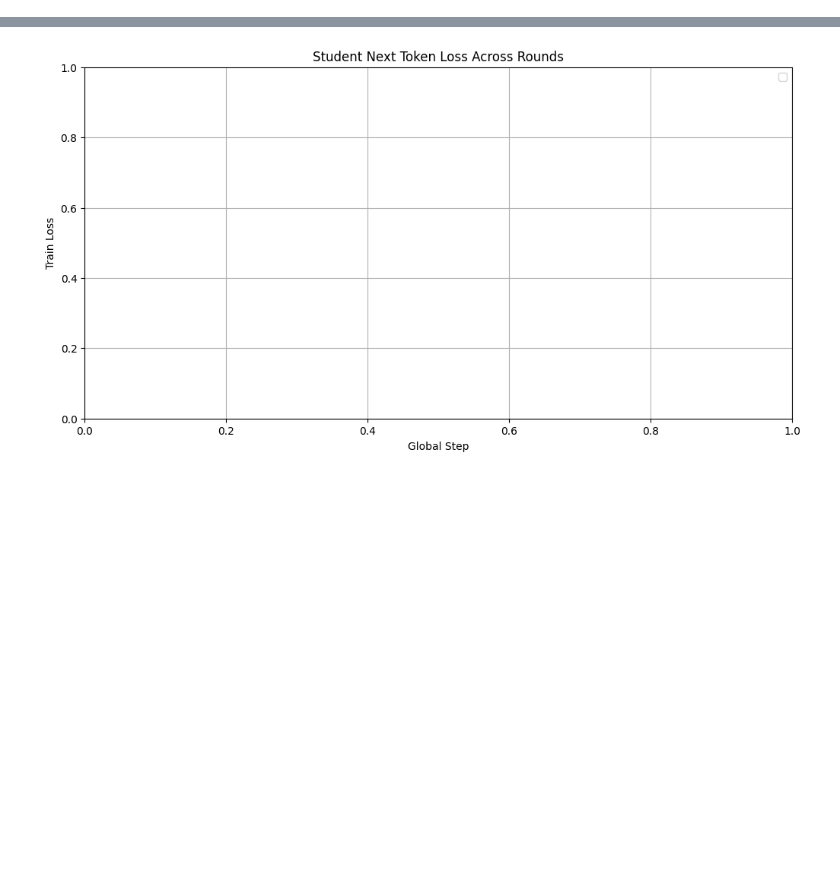
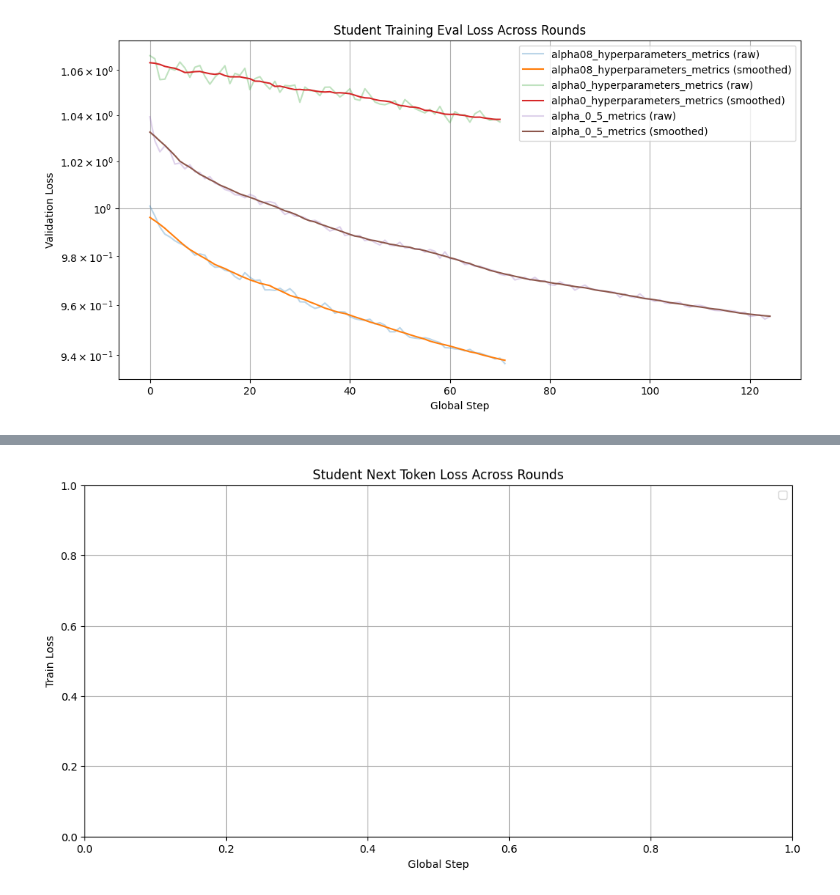
Before and after one commit to r-three/SLMensembles, a Jupyter notebook: SLM_ensembles.ipynb, the cells around one changed output, grey strips where cells are left out. Drawn from its saved outputs; the diff is of its cells as text; code cells hidden in the pictures; blank space fills up the shorter version.

```diff
--- a/SLM_ensembles.ipynb
+++ b/SLM_ensembles.ipynb
@@ -164 +149,77 @@ else:
+# %%
+# Student Training Eval Loss Across Rounds
+
+side_by_side = False
+x_min_loss = False  # Display values on the x-axis only up to the minimum number of logged lines across files
+min_len = 1000
+
+filter_size = 11
+kernel = np.ones(filter_size) / filter_size
+
+if not side_by_side:
+    if x_min_loss:
+        for name, df in combined_df.groupby("source"):
+            student_train_df = df[(df["role"] == "student") & (df["phase"] == "eval") & (df["function"] == "evaluation_loop")]
+
+            loss = student_train_df["eval_loss"].to_numpy()
+            min_len = min(min_len, len(loss))
+
+    plt.figure(figsize=(12, 6))
+
+    for name, df in combined_df.groupby("source"):
+        student_train_df = df[(df["role"] == "student") & (df["phase"] == "eval") & (df["function"] == "evaluation_loop")]
+
+        loss = student_train_df["eval_loss"].to_numpy()[:min_len]
+        pad = (filter_size - 1) // 2
+        padded_loss = np.pad(loss, pad_width=pad, mode="edge")
+        smoothed = scipy.signal.fftconvolve(padded_loss, kernel, mode="valid")
+
+        plt.plot(range(len(loss)), loss, alpha=0.3, label=f"{name} (raw)")
+        plt.plot(range(len(smoothed)), smoothed, label=f"{name} (smoothed)")
+
+    plt.title("Student Training Eval Loss Across Rounds")
+    plt.xlabel("Global Step")
+    plt.ylabel("Validation Loss")
+    plt.legend()
+    plt.grid(True)
+    plt.yscale("log")
+    plt.show()
+else:
+    num_files = len(dfs)
+    cols = min(num_files, 3)
+    rows = (num_files + cols - 1) // cols
+
+    fig, axes = plt.subplots(rows, cols, figsize=(6 * cols, 4 * rows), squeeze=False)
+
+    for idx, (name, df) in enumerate(dfs.items()):
+        row, col = divmod(idx, cols)
+        ax = axes[row][col]
+
+        student_train_df = df[(df["role"] == "student") & (df["phase"] == "eval") & (df["function"] == "evaluation_loop")]
+
+        loss = student_train_df["eval_loss"].to_numpy()
+        if len(loss) < filter_size:
+            ax.set_title(f"{name} (too short)")
+            ax.axis("off")
+            continue
+
+        smoothed = scipy.signal.fftconvolve(loss, kernel, mode="valid")
+
+        ax.plot(range(len(loss)), loss, alpha=0.3, label="Raw")
+        ax.plot(range(len(smoothed)), smoothed, label="Smoothed")
+        ax.set_title(f"Validation Loss: {name}")
+        ax.set_xlabel("Global Step")
+        ax.set_ylabel("Validation Loss")
+        ax.legend()
+
+    # Hide any unused subplots
+    for i in range(idx + 1, rows * cols):
+        row, col = divmod(i, cols)
+        axes[row][col].axis("off")
+
+    plt.yscale("log")
+    plt.tight_layout()
+    plt.show()
+# %% [output]
+[figure, added]
 # %%
```
Also changed, not shown: parts of 5 cells of this notebook, 3 other files.
